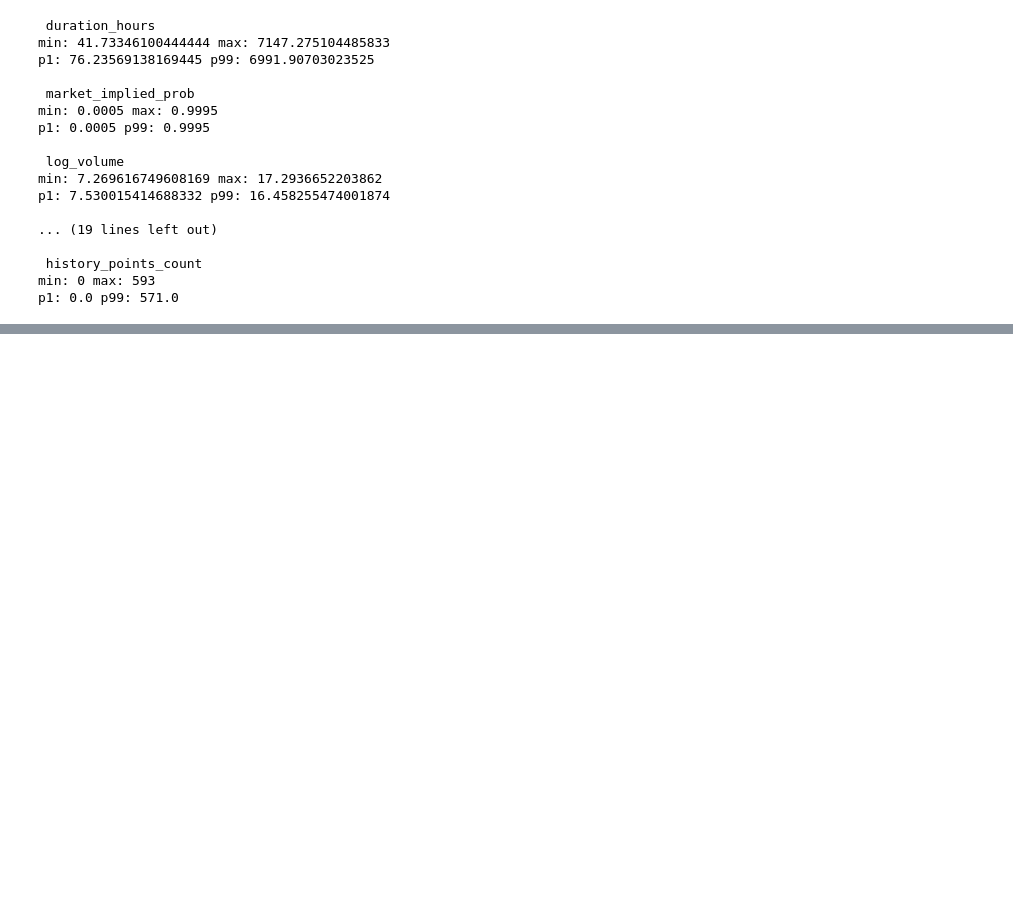
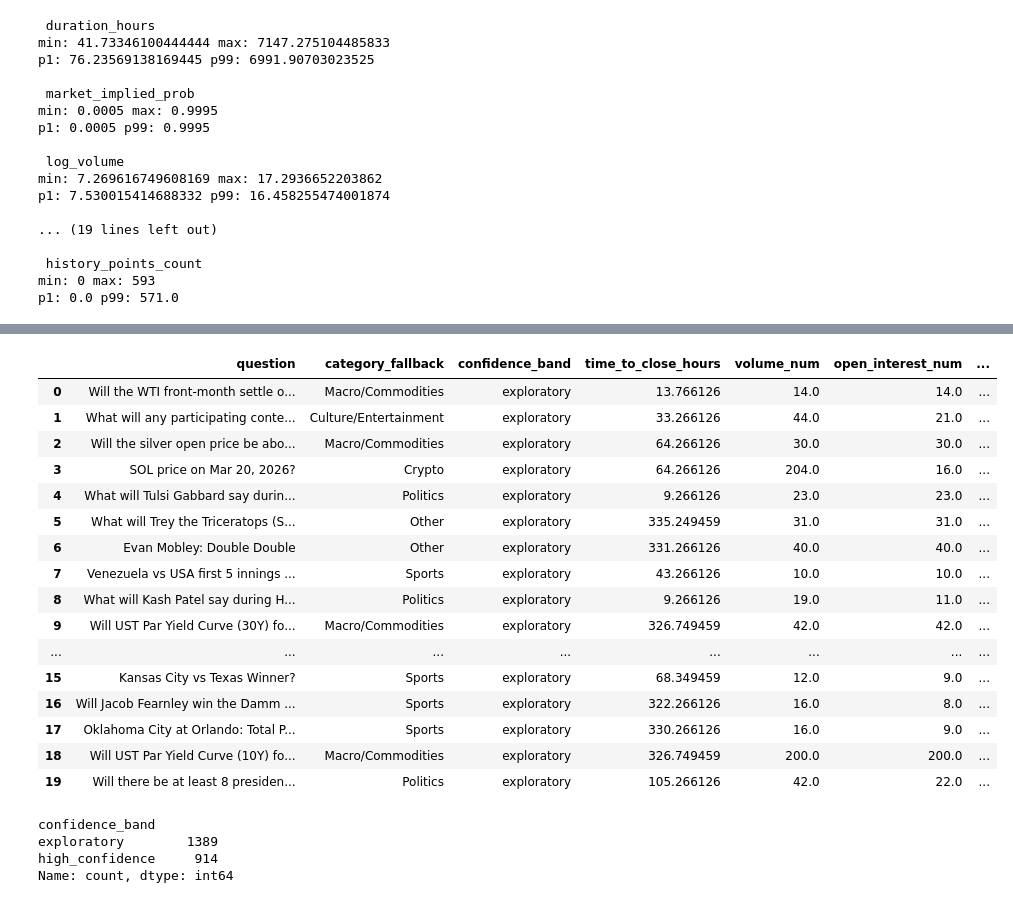
Before and after one commit to JWLZGG/prediction-markets-phase1, a Jupyter notebook: Untitled2.ipynb, the cells around one changed output, grey strips where cells are left out. Drawn from its saved outputs; the diff is of its cells as text; code cells hidden in the pictures; blank space fills up the shorter version.

```diff
--- a/Untitled2.ipynb
+++ b/Untitled2.ipynb
@@ -1510,0 +1627,39 @@ p1: 0.0 p99: 571.0
+# %%
+kalshi = pd.read_parquet("data/processed/kalshi_current_scored_trained.parquet")
+kalshi[[
+    "question",
+    "category_fallback",
+    "confidence_band",
+    "time_to_close_hours",
+    "volume_num",
+    "open_interest_num",
+    "market_implied_prob",
+    "model_prob",
+    "model_minus_market",
+    "abs_edge"
+]].head(20)
+# %% [output]
+|  | question | category_fallback | confidence_band | time_to_close_hours | volume_num | open_interest_num | ... |
+| 0 | Will the WTI front-month settle o... | Macro/Commodities | exploratory | 13.766126 | 14.0 | 14.0 | ... |
+| 1 | What will any participating conte... | Culture/Entertainment | exploratory | 33.266126 | 44.0 | 21.0 | ... |
+| 2 | Will the silver open price be abo... | Macro/Commodities | exploratory | 64.266126 | 30.0 | 30.0 | ... |
+| 3 | SOL price on Mar 20, 2026? | Crypto | exploratory | 64.266126 | 204.0 | 16.0 | ... |
+| 4 | What will Tulsi Gabbard say durin... | Politics | exploratory | 9.266126 | 23.0 | 23.0 | ... |
+| 5 | What will Trey the Triceratops (S... | Other | exploratory | 335.249459 | 31.0 | 31.0 | ... |
+| 6 | Evan Mobley: Double Double | Other | exploratory | 331.266126 | 40.0 | 40.0 | ... |
+| 7 | Venezuela vs USA first 5 innings ... | Sports | exploratory | 43.266126 | 10.0 | 10.0 | ... |
+| 8 | What will Kash Patel say during H... | Politics | exploratory | 9.266126 | 19.0 | 11.0 | ... |
+| 9 | Will UST Par Yield Curve (30Y) fo... | Macro/Commodities | exploratory | 326.749459 | 42.0 | 42.0 | ... |
+| ... | ... | ... | ... | ... | ... | ... | ... |
+| 15 | Kansas City vs Texas Winner? | Sports | exploratory | 68.349459 | 12.0 | 9.0 | ... |
+| 16 | Will Jacob Fearnley win the Damm ... | Sports | exploratory | 322.266126 | 16.0 | 8.0 | ... |
+| 17 | Oklahoma City at Orlando: Total P... | Sports | exploratory | 330.266126 | 16.0 | 9.0 | ... |
+| 18 | Will UST Par Yield Curve (10Y) fo... | Macro/Commodities | exploratory | 326.749459 | 200.0 | 200.0 | ... |
+| 19 | Will there be at least 8 presiden... | Politics | exploratory | 105.266126 | 42.0 | 22.0 | ... |
+# %%
+kalshi["confidence_band"].value_counts(dropna=False)
+# %% [output]
+confidence_band
+exploratory        1389
+high_confidence     914
+Name: count, dtype: int64
```
Also changed, not shown: parts of 7 cells of this notebook.
